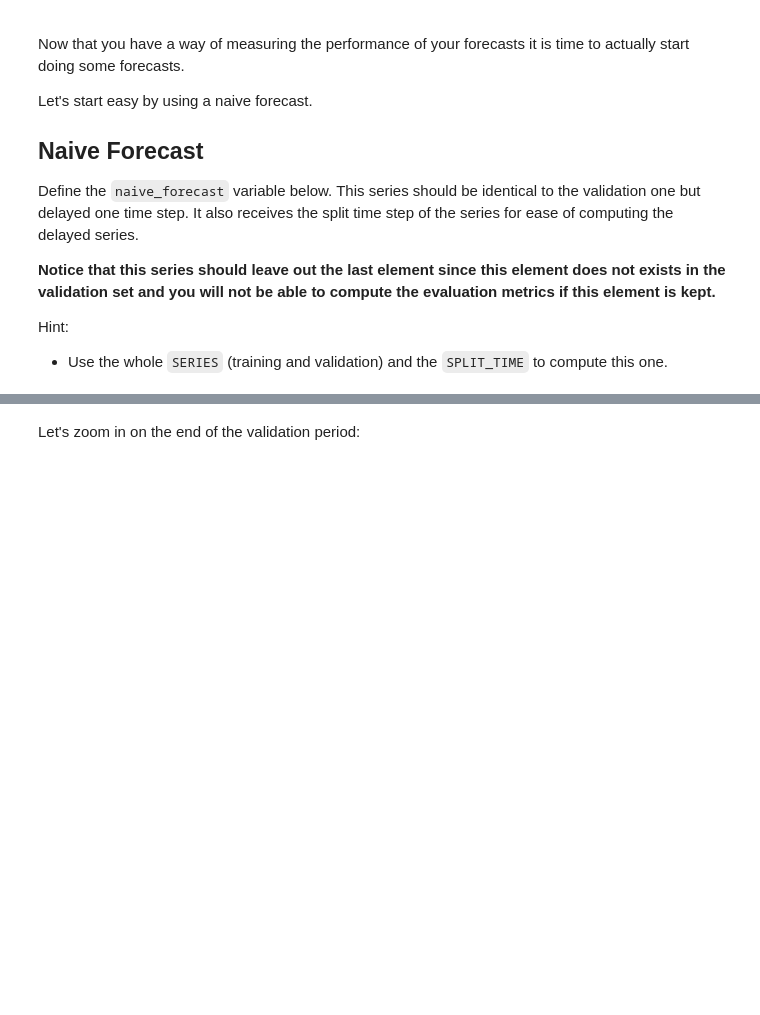
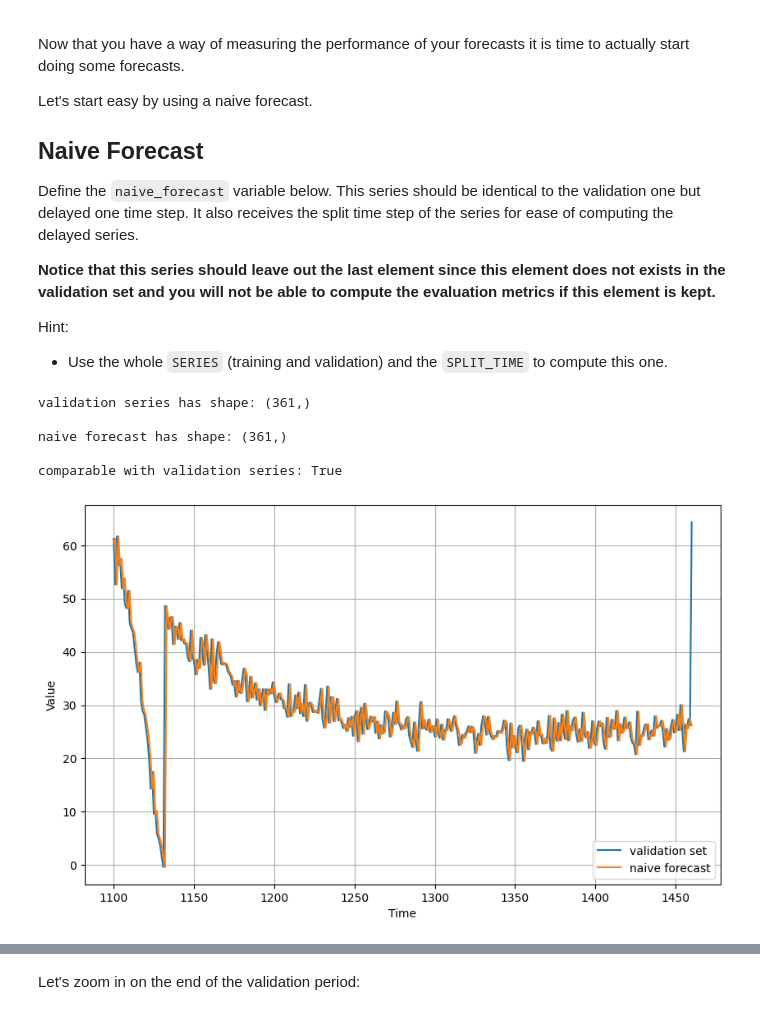
Before and after one commit to Nazalekser/tensorflow-1-public, a Jupyter notebook: C4/W1/assignment/C4W1_Assignment.ipynb, the cells around one changed output, grey strips where cells are left out. Cells and saved outputs as stored; diff of their text form; code cells hidden in the pictures; blank space fills up the shorter version.

```diff
--- a/C4/W1/assignment/C4W1_Assignment.ipynb
+++ b/C4/W1/assignment/C4W1_Assignment.ipynb
@@ -178,16 +188,23 @@ Hint:
 - Use the whole `SERIES` (training and validation) and the `SPLIT_TIME` to compute this one.
 # %%
 ### START CODE HERE
-naive_forecast = None
+naive_forecast = SERIES[SPLIT_TIME - 1:-1]
 ### END CODE HERE
 
 print(f"validation series has shape: {series_valid.shape}\n")
 print(f"naive forecast has shape: {naive_forecast.shape}\n")
 print(f"comparable with validation series: {series_valid.shape == naive_forecast.shape}")
 
 plt.figure(figsize=(10, 6))
 plot_series(time_valid, series_valid, label="validation set")
 plot_series(time_valid, naive_forecast, label="naive forecast")
+# %% [output]
+validation series has shape: (361,)
+
+naive forecast has shape: (361,)
+
+comparable with validation series: True
+[figure, added]
 # %% [markdown]
 **Expected Output:**
 
```
Also changed, not shown: parts of 15 cells of this notebook.
